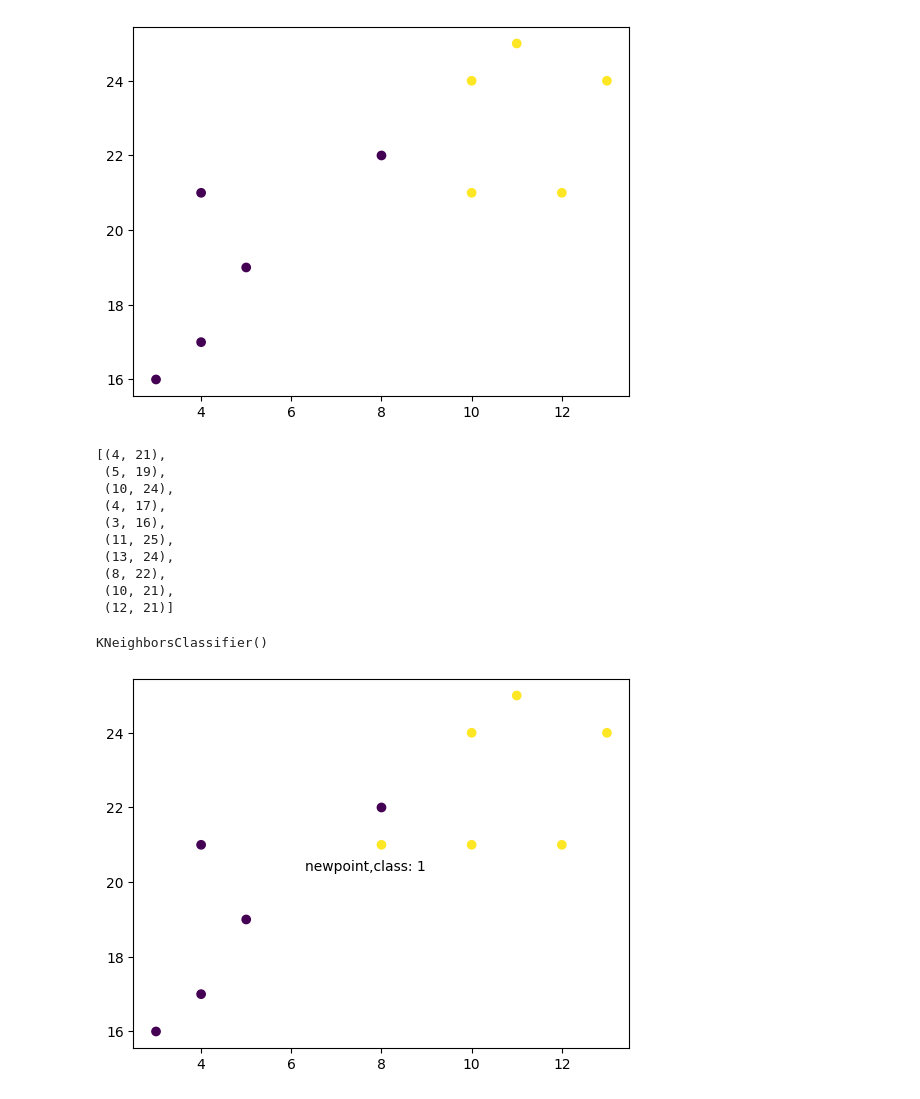
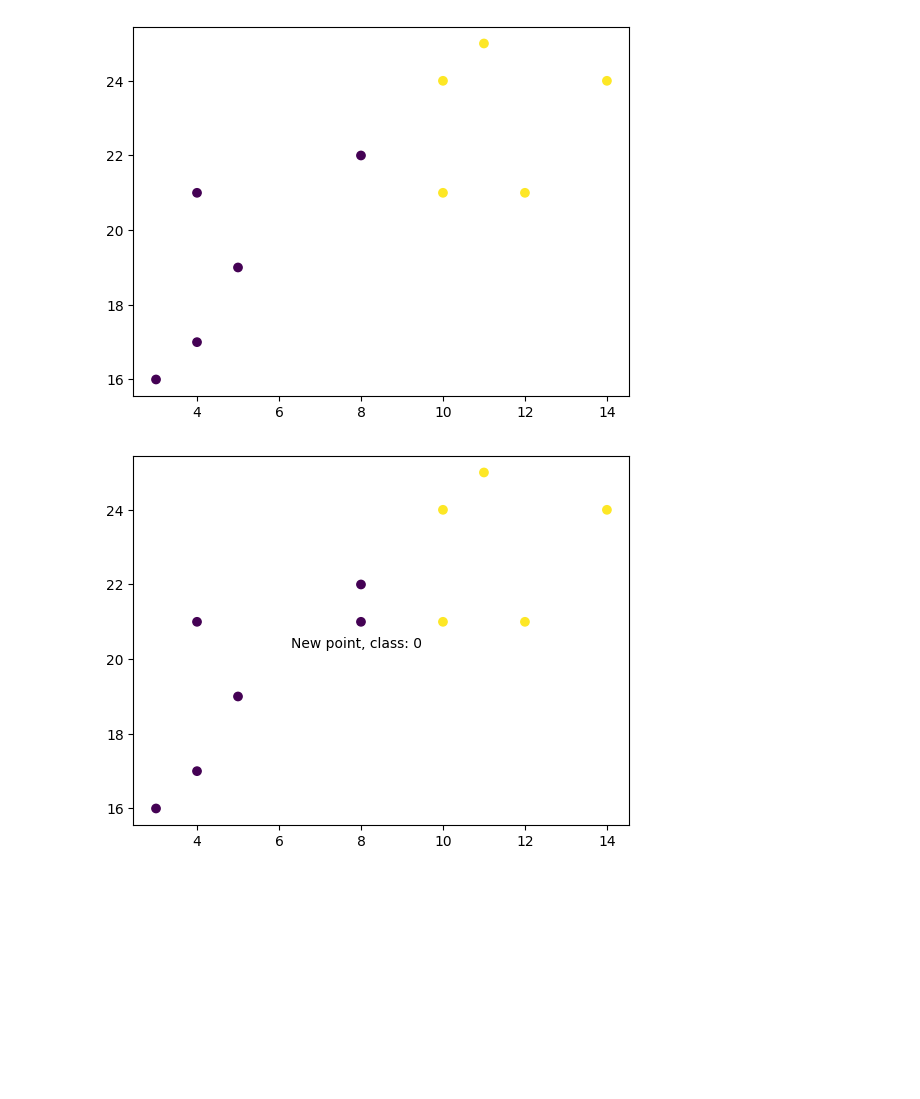
Before and after one commit to Ash-Smithy/The_Repository, a Jupyter notebook: Sem5/ML/KNN.ipynb, the cells around one changed output. Cells and saved outputs as stored; diff of their text form; code cells hidden in the pictures; blank space fills up the shorter version.

```diff
--- a/Sem5/ML/KNN.ipynb
+++ b/Sem5/ML/KNN.ipynb
@@ -1,9 +1,24 @@
 # %%
 import matplotlib.pyplot as plt
-x = [4,5,10,4,3,11,13,8,10,12]
-y = [21,19,24,17,16,25,24,22,21,21]
-classes = [0,0,1,0,0,1,1,0,1,1]
+
+x = [4, 5, 10, 4, 3, 11, 14 , 8, 10, 12]
+y = [21, 19, 24, 17, 16, 25, 24, 22, 21, 21]
+classes = [0, 0, 1, 0, 0, 1, 1, 0, 1, 1]
+
 plt.scatter(x,y,c=classes)
 plt.show()
+
+from sklearn.neighbors import KNeighborsClassifier
+data = list(zip(x,y))
+knn = KNeighborsClassifier(n_neighbors=1)
+knn.fit(data,classes)
+newx=8
+newy=21
+newp=[(newx,newy)]
+prediction = knn.predict(newp)
+plt.scatter(x+[newx],y+[newy],c=classes+[prediction[0]])
+plt.text(x=newx-1.7,y=newy-0.7,s=f"New point, class: {prediction[0]}")
+plt.show()
 # %% [output]
-[figure, old version]
+[figure, new version]
+[figure, added]
@@ -12,19 +24,0 @@ from sklearn.neighbors import KNeighborsClassifier
-# %%
-data = list(zip(x,y))
-data
-# %% [output]
-[(4, 21),
- (5, 19),
- (10, 24),
- (4, 17),
- (3, 16),
- (11, 25),
- (13, 24),
- (8, 22),
- (10, 21),
- (12, 21)]
-# %%
-knn=KNeighborsClassifier(n_neighbors=5)
-knn.fit(data,classes)
-# %% [output]
-KNeighborsClassifier()
@@ -36,6 +24,0 @@ prediction=knn.predict(new_point)
-# %%
-plt.scatter(x+[new_x],y+[new_y],c=classes+[prediction[0]])
-plt.text(x=new_x-1.7,y=new_y-0.7,s=f"newpoint,class: {prediction[0]}")
-plt.show()
-# %% [output]
-[figure, removed]
```
Also changed, not shown: parts of 2 cells of this notebook, 12 other files.
